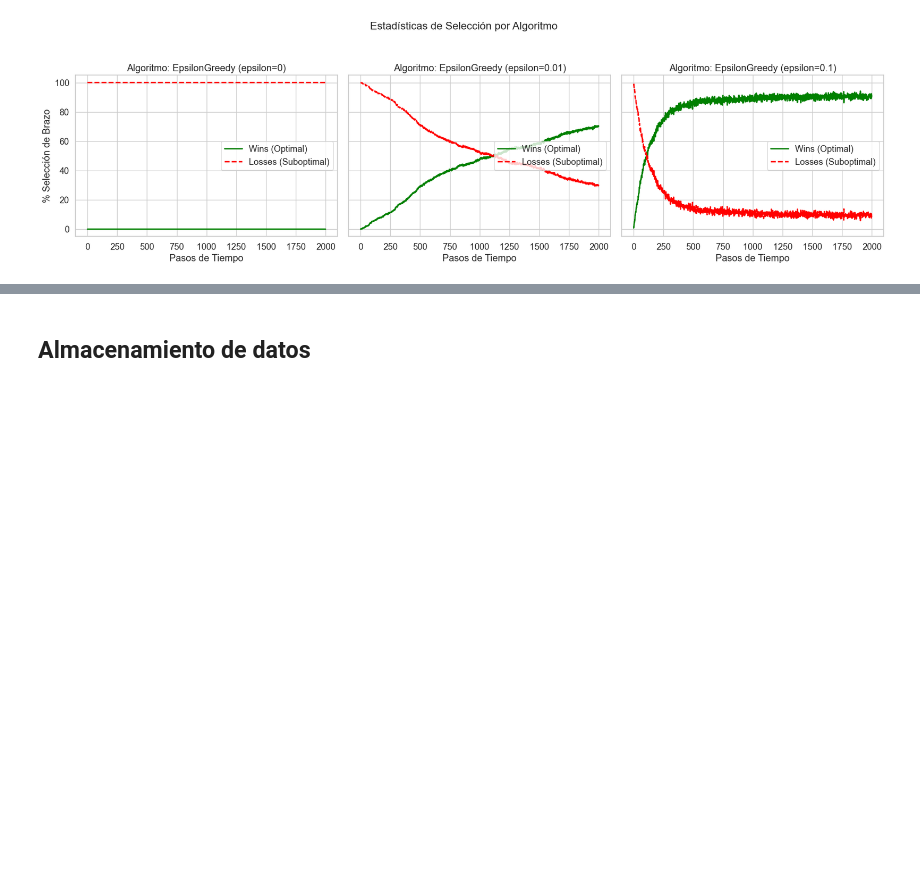
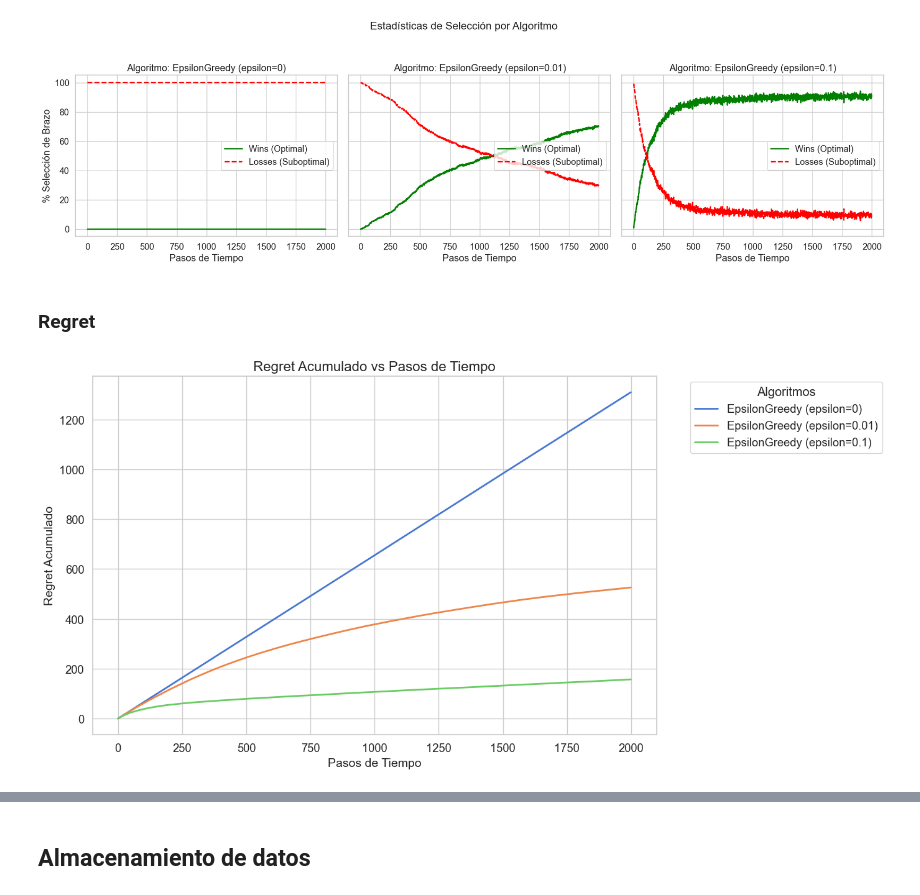
Before and after one commit to kikaymusic/EscuderoRodriguezSanchez, a Jupyter notebook: k_brazos/bandido_epsilon_greedy.ipynb, the cells around one changed output, grey strips where cells are left out. Cells and saved outputs as stored; diff of their text form; code cells hidden in the pictures; blank space fills up the shorter version.

```diff
--- a/k_brazos/bandido_epsilon_greedy.ipynb
+++ b/k_brazos/bandido_epsilon_greedy.ipynb
@@ -268,3 +305,13 @@ plot_optimal_selections(STEPS, optimal_selections_bernoulli, algorithms)
 plot_arm_statistics(arm_stats_bernoulli, algorithms)
 # %% [output]
 [figure]
+# %% [markdown]
+### Regret
+# %%
+# Calcular el regret acumulado
+regret_accumulated_bernoulli = calculate_regret(bandido, rewards_bernoulli)
+
+# Dibujar la gráfica OBLIGATORIA
+plot_regret(STEPS, regret_accumulated_bernoulli, algorithms)
+# %% [output]
+[figure, added]
```
Also changed, not shown: parts of 9 cells of this notebook.
